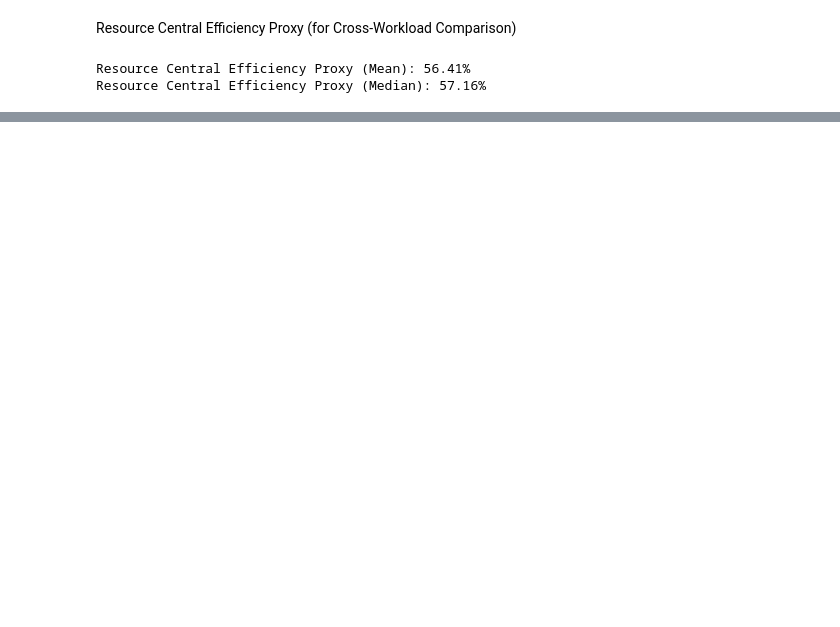
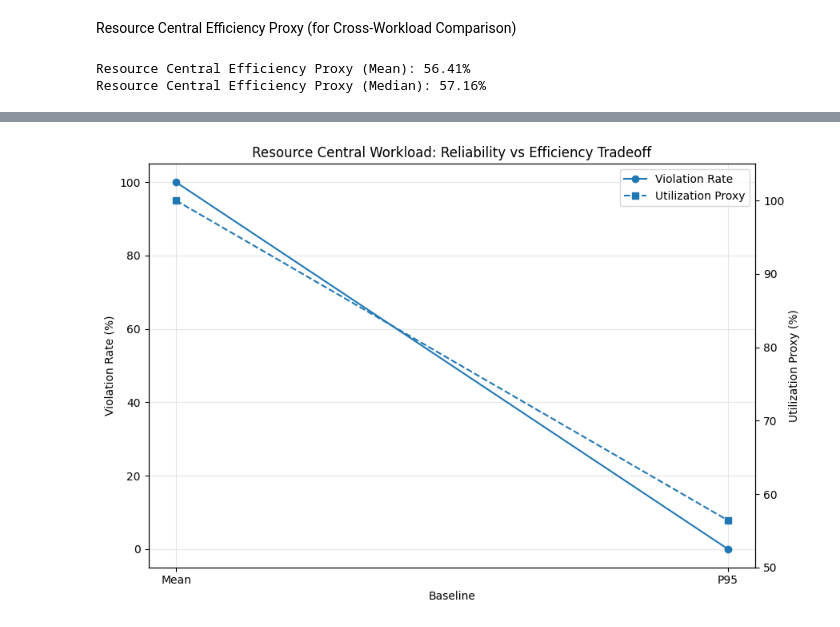
Before and after one commit to sonalilonkar1/masters-project, a Jupyter notebook: notebooks/resource-central/resource_central.ipynb, the cells around one changed output, grey strips where cells are left out. Saved outputs shown, nothing was run; the diff lists cells and outputs as text; code cells hidden in the pictures; blank space fills up the shorter version.

Commit message:
add reliability vs efficiency tradeoff analysis

```diff
--- a/notebooks/resource-central/resource_central.ipynb
+++ b/notebooks/resource-central/resource_central.ipynb
@@ -444,0 +432,77 @@ Resource Central Efficiency Proxy (Median): 57.16%
+# %%
+# Mean vs P95
+baseline_cols = {
+    "Mean": "mean_cpu_pct",
+    "P95": "p95_cpu_pct"
+}
+
+# Convert columns to percentage scale
+per_vm["mean_cpu_pct"] = per_vm["mean_cpu"] * scale_factor
+per_vm["p95_cpu_pct"] = per_vm["p95_cpu"] * scale_factor
+
+rows = []
+for baseline_name, baseline_col in baseline_cols.items():
+    provisioned = per_vm[baseline_col]
+
+    # Resource Central target demand proxy
+    actual_demand = per_vm["p95_cpu_pct"]
+
+    violation_rate = (provisioned < actual_demand).mean() * 100
+    safety = 100 - violation_rate
+
+    utilization_proxy = (
+        per_vm["mean_cpu_pct"] / provisioned.replace(0, np.nan)
+    ).mean() * 100
+
+    rows.append({
+        "Baseline": baseline_name,
+        "Violation Rate (%)": violation_rate,
+        "Safety (%)": safety,
+        "Utilization Proxy (%)": utilization_proxy
+    })
+
+rc_tradeoff_df = pd.DataFrame(rows)
+display(rc_tradeoff_df)
+
+# Plot Resource Central reliability vs efficiency tradeoff
+fig, ax1 = plt.subplots(figsize=(9, 6))
+x = rc_tradeoff_df["Baseline"]
+ax1.plot(
+    x,
+    rc_tradeoff_df["Violation Rate (%)"],
+    marker="o",
+    label="Violation Rate"
+)
+ax1.set_xlabel("Baseline")
+ax1.set_ylabel("Violation Rate (%)")
+ax1.set_title("Resource Central Workload: Reliability vs Efficiency Tradeoff")
+ax1.grid(True, alpha=0.3)
+ax1.set_ylim(-5, 105)
+ax2 = ax1.twinx()
+ax2.plot(
+    x,
+    rc_tradeoff_df["Utilization Proxy (%)"],
+    marker="s",
+    linestyle="--",
+    label="Utilization Proxy"
+)
+
+ax2.set_ylabel("Utilization Proxy (%)")
+ax2.set_ylim(50, 105)
+lines_1, labels_1 = ax1.get_legend_handles_labels()
+lines_2, labels_2 = ax2.get_legend_handles_labels()
+
+ax1.legend(
+    lines_1 + lines_2,
+    labels_1 + labels_2,
+    loc="upper right"
+)
+
+plt.tight_layout()
+plt.savefig(
+    FIG_DIR / "resource_central_reliability_efficiency_tradeoff.png",
+    dpi=200,
+    bbox_inches="tight"
+)
+plt.show()
+# %% [output]
@@ -444,0 +512 @@ Resource Central Efficiency Proxy (Median): 57.16%
+[figure, added]
```
Also changed, not shown: parts of 4 cells of this notebook, 1 other file.
